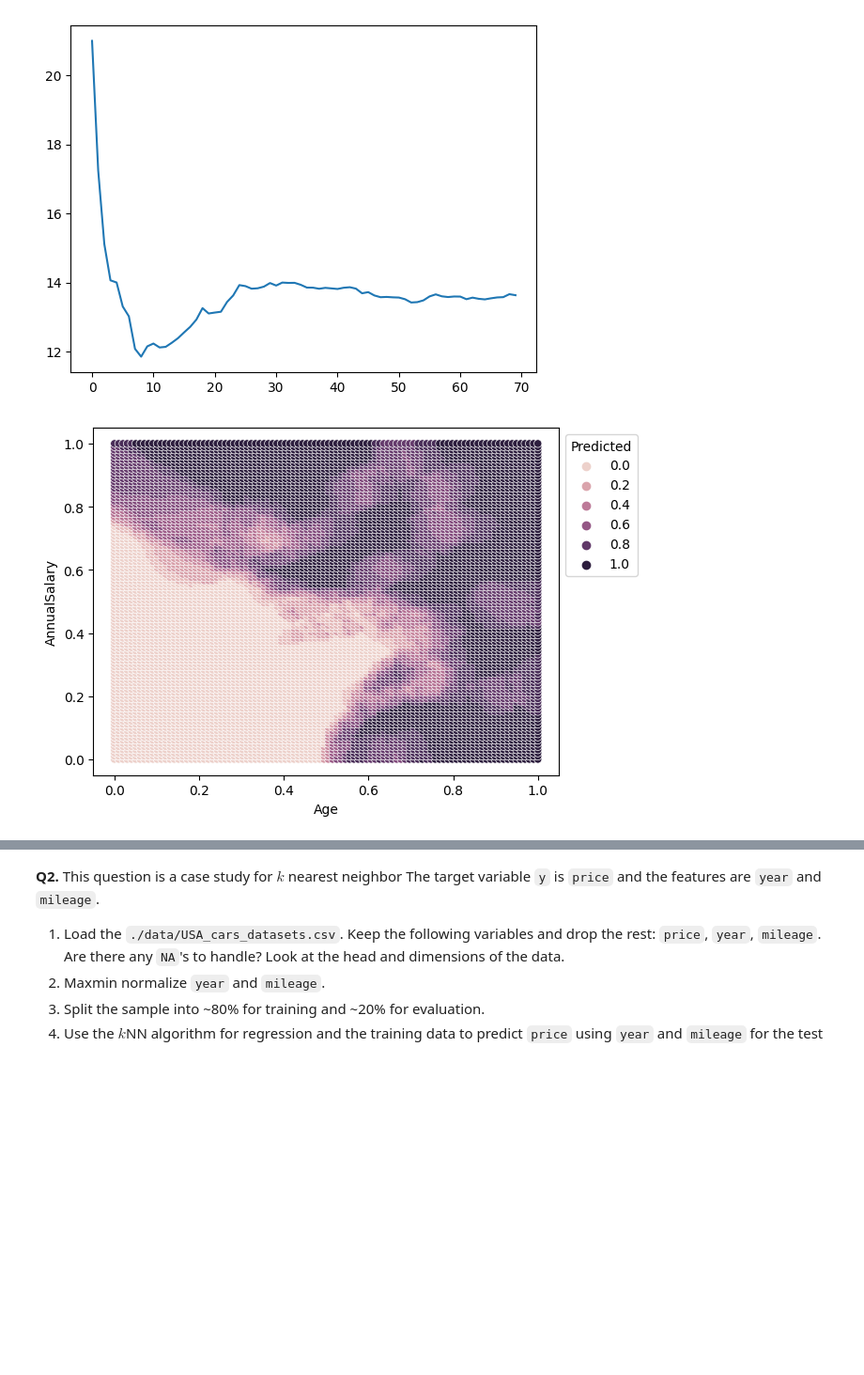
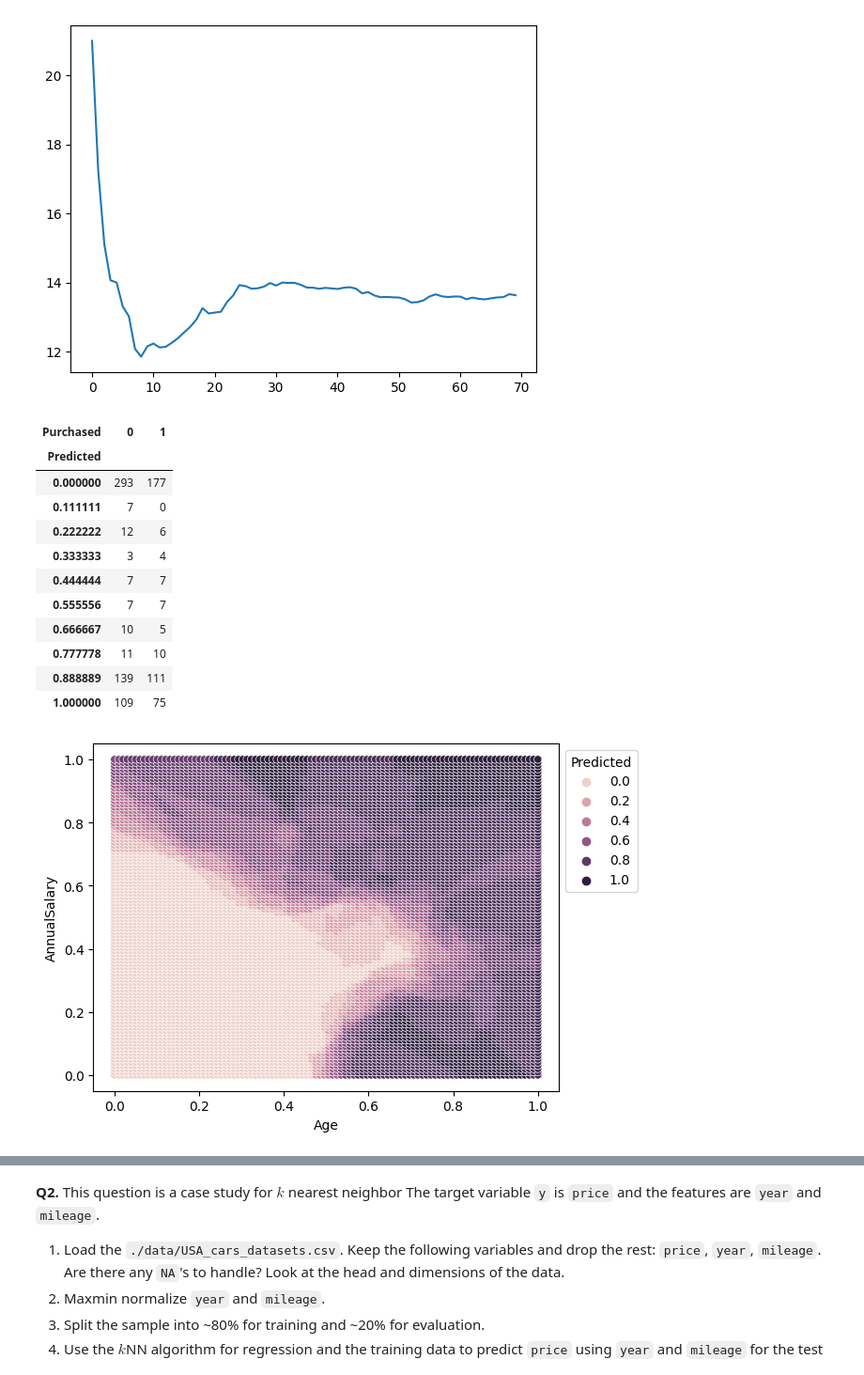
Before and after one commit to Monty-2003/assignment3, a Jupyter notebook: assignment_knn_and_kmc.ipynb, the cells around one changed output, grey strips where cells are left out. Shown at 94% size. Drawn from its saved outputs; the diff is of its cells as text; code cells hidden in the pictures; blank space fills up the shorter version.

```diff
--- a/assignment_knn_and_kmc.ipynb
+++ b/assignment_knn_and_kmc.ipynb
@@ -88,7 +88,7 @@ X.describe()
 from sklearn.model_selection import train_test_split
 X_train, X_test, y_train, y_test = train_test_split(X, y, test_size=.2, random_state=100)
 # %%
-# Model with 3 nearest neighbors
+# Regression function for Age and AnnualSalary
 def plot_regression(X, y, k):
 
   model = kNNRegression(k)
@@ -111,6 +111,8 @@ def plot_regression(X, y, k):
 
   this_plot = sns.scatterplot(data=x_hat,x='Age',y='AnnualSalary',hue='Predicted') # Create seaborn plot
   sns.move_legend(this_plot, "upper left", bbox_to_anchor=(1, 1)) # Move legend off the plot canvas
+
+  return x_hat
 # %%
 import matplotlib.pyplot as plt
 
@@ -141,9 +143,28 @@ k where SSE is minimized: [9]
 # %%
 # Run the model for the optimal number of neighbors on the testing data. Cross tabulate
 # the predicted outcomes against the actual outcomes; this is called a confusion matrix.
 # How often does the model predict a sale when one fails to occur? How often does the model
 # predict no sale when one does occur? Overall, does it provide accurate predictions?
 
-plot_regression(X, y, 9)
+x_hat = plot_regression(X_test, y_test, 9)
+
+pd.crosstab(x_hat['Predicted'], car_dat['Purchased'])
+
+# The model predicts sales more often when no sale is made. Of ~300 observations that had a predicted PURCHASE, a slight majority of them were observed to not be a Purchase.
+# The model precicts non-purchasers better than purchasers. Of the ~500 observations that the model predicted NO PURCHASE, about 3/5 of them were observed to not be a Purchase.
+# So, it incorrectly predicts no sale when one does occur about 2/5 of the time.
+# Overall, a pretty poor predictor of Purchased variable.
 # %% [output]
+| Purchased | 0 | 1 |
+| Predicted |  |  |
+| 0.000000 | 293 | 177 |
+| 0.111111 | 7 | 0 |
+| 0.222222 | 12 | 6 |
+| 0.333333 | 3 | 4 |
+| 0.444444 | 7 | 7 |
+| 0.555556 | 7 | 7 |
+| 0.666667 | 10 | 5 |
+| 0.777778 | 11 | 10 |
+| 0.888889 | 139 | 111 |
+| 1.000000 | 109 | 75 |
-[figure, old version]
+[figure, new version]
```
Also changed, not shown: parts of 1 cell of this notebook.
